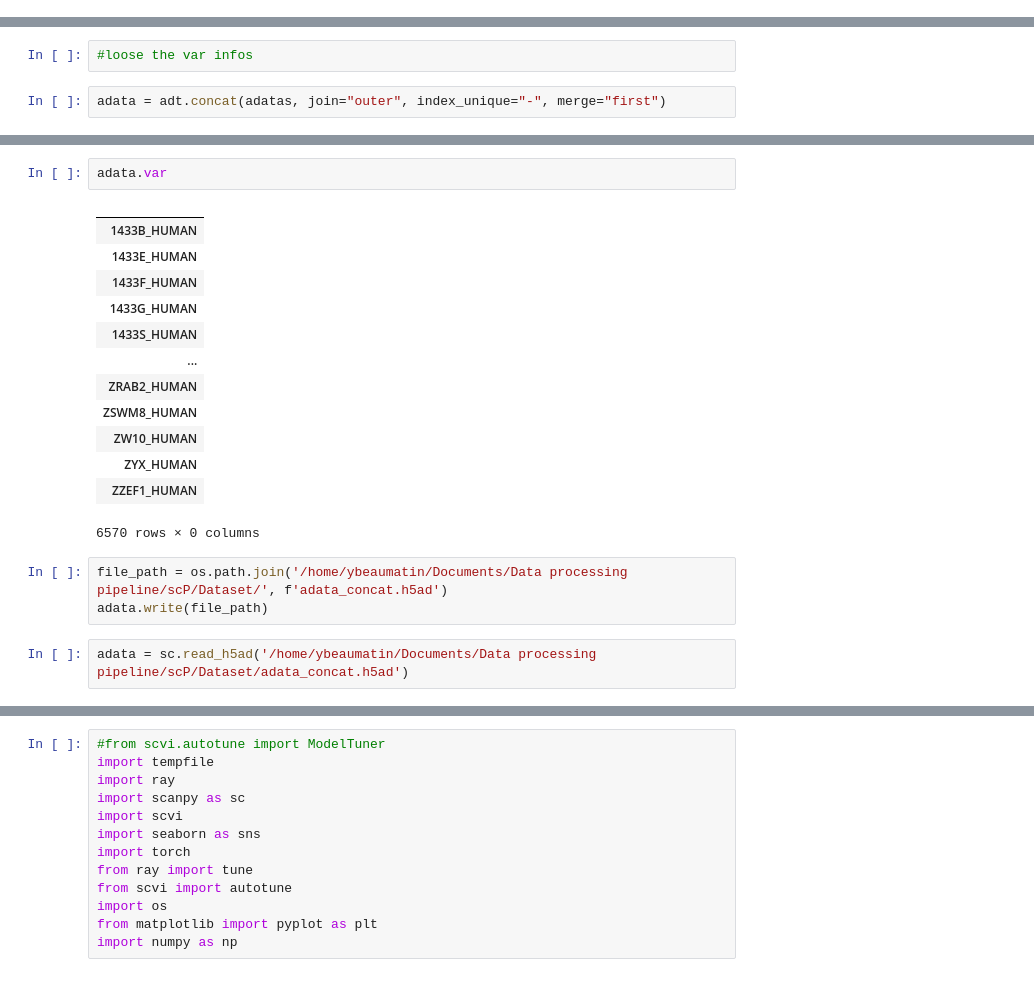
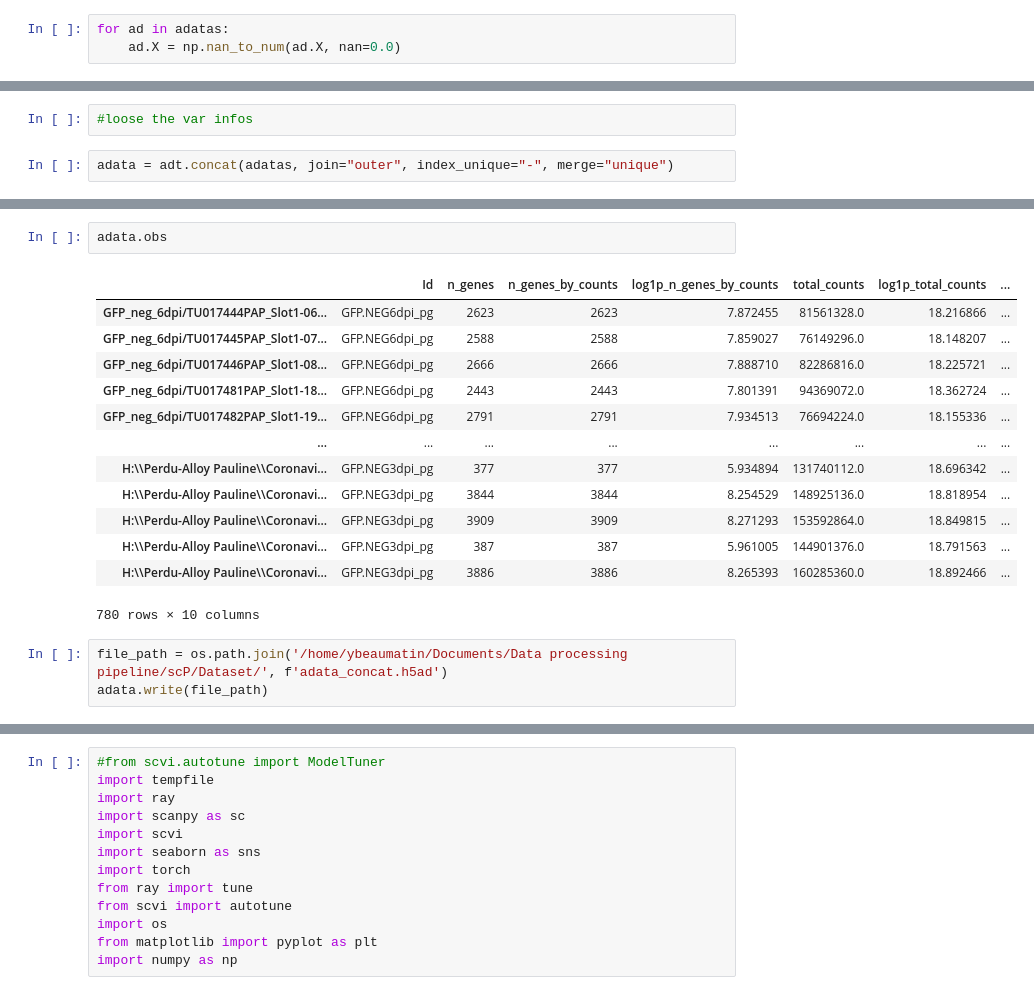
Before and after one commit to Yohan-b976/Transcriptomic-and-proteomic-sc-analysis, a Jupyter notebook: Pipeline Folder scProteomic/QC_scP.ipynb, the cells around one changed output, grey strips where cells are left out. Cells and saved outputs as stored; diff of their text form.

```diff
--- a/Pipeline Folder scProteomic/QC_scP.ipynb
+++ b/Pipeline Folder scProteomic/QC_scP.ipynb
@@ -468,5 +461,8 @@ Name: count, dtype: int64
 # %% [markdown]
 # Preprocessing similar to scRNA
+# %%
+for ad in adatas:
+    ad.X = np.nan_to_num(ad.X, nan=0.0)
 # %%
 def qc(adata):
     sc.pp.filter_cells(adata, min_genes = 200)
@@ -491,4 +497,4 @@ AnnData object with n_obs × n_vars = 108 × 3212
 # %%
 #loose the var infos
 # %%
-adata = adt.concat(adatas, join="outer", index_unique="-", merge="first")
+adata = adt.concat(adatas, join="outer", index_unique="-", merge="unique")
@@ -497,21 +519,19 @@ adata.X = np.nan_to_num(adata.X, nan=0.0)
 # %%
-adata.var
+adata.obs
 # %% [output]
-|  |
-| 1433B_HUMAN |
-| 1433E_HUMAN |
-| 1433F_HUMAN |
-| 1433G_HUMAN |
-| 1433S_HUMAN |
-| ... |
-| ZRAB2_HUMAN |
-| ZSWM8_HUMAN |
-| ZW10_HUMAN |
-| ZYX_HUMAN |
-| ZZEF1_HUMAN |
+|  | Id | n_genes | n_genes_by_counts | log1p_n_genes_by_counts | total_counts | log1p_total_counts | ... |
+| GFP_neg_6dpi/TU017444PAP_Slot1-06... | GFP.NEG6dpi_pg | 2623 | 2623 | 7.872455 | 81561328.0 | 18.216866 | ... |
+| GFP_neg_6dpi/TU017445PAP_Slot1-07... | GFP.NEG6dpi_pg | 2588 | 2588 | 7.859027 | 76149296.0 | 18.148207 | ... |
+| GFP_neg_6dpi/TU017446PAP_Slot1-08... | GFP.NEG6dpi_pg | 2666 | 2666 | 7.888710 | 82286816.0 | 18.225721 | ... |
+| GFP_neg_6dpi/TU017481PAP_Slot1-18... | GFP.NEG6dpi_pg | 2443 | 2443 | 7.801391 | 94369072.0 | 18.362724 | ... |
+| GFP_neg_6dpi/TU017482PAP_Slot1-19... | GFP.NEG6dpi_pg | 2791 | 2791 | 7.934513 | 76694224.0 | 18.155336 | ... |
+| ... | ... | ... | ... | ... | ... | ... | ... |
+| H:\\Perdu-Alloy Pauline\\Coronavi... | GFP.NEG3dpi_pg | 377 | 377 | 5.934894 | 131740112.0 | 18.696342 | ... |
+| H:\\Perdu-Alloy Pauline\\Coronavi... | GFP.NEG3dpi_pg | 3844 | 3844 | 8.254529 | 148925136.0 | 18.818954 | ... |
+| H:\\Perdu-Alloy Pauline\\Coronavi... | GFP.NEG3dpi_pg | 3909 | 3909 | 8.271293 | 153592864.0 | 18.849815 | ... |
+| H:\\Perdu-Alloy Pauline\\Coronavi... | GFP.NEG3dpi_pg | 387 | 387 | 5.961005 | 144901376.0 | 18.791563 | ... |
+| H:\\Perdu-Alloy Pauline\\Coronavi... | GFP.NEG3dpi_pg | 3886 | 3886 | 8.265393 | 160285360.0 | 18.892466 | ... |
-6570 rows × 0 columns
+780 rows × 10 columns
 # %%
 file_path = os.path.join('/home/ybeaumatin/Documents/Data processing pipeline/scP/Dataset/', f'adata_concat.h5ad')
 adata.write(file_path)
-# %%
-adata = sc.read_h5ad('/home/ybeaumatin/Documents/Data processing pipeline/scP/Dataset/adata_concat.h5ad')
```
Also changed, not shown: parts of 14 cells of this notebook.
